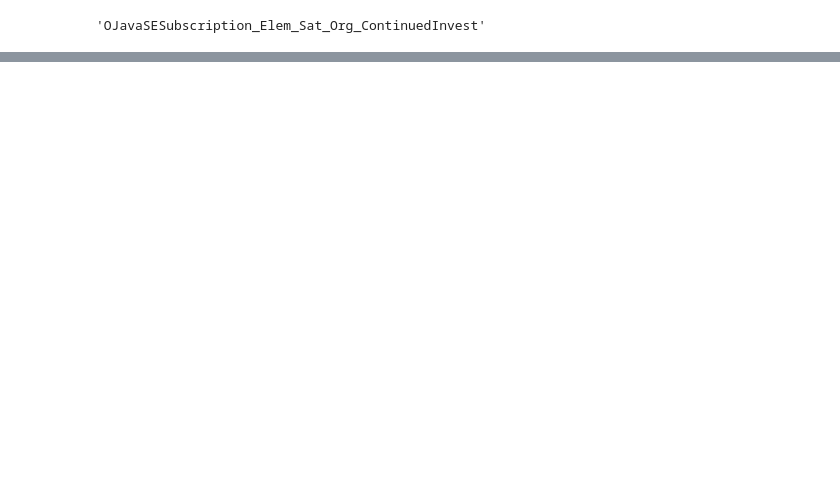
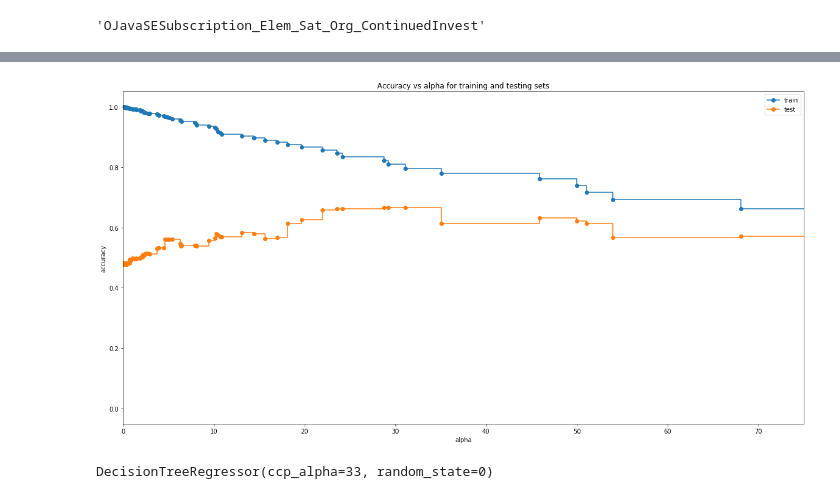
Before and after one commit to liouviaglou/JavaSE_202007, a Jupyter notebook: scripts/decision_trees.ipynb, the cells around one changed output, grey strips where cells are left out. Cells and saved outputs as stored; diff of their text form; code cells hidden in the pictures; blank space fills up the shorter version.

```diff
--- a/scripts/decision_trees.ipynb
+++ b/scripts/decision_trees.ipynb
@@ -195,0 +188,8 @@ X.columns[124]
+# %%
+y1_var = mod_df[y1_list].sum(axis=1,skipna=True)
+y2_var = mod_df[y2_list].sum(axis=1,skipna=True)
+y3_var = mod_df[y3_list].sum(axis=1,skipna=True)
+
+y23_var = mod_df[y2_list+y3_list].sum(axis=1,skipna=True)
+y123_var = mod_df[y1_list + y2_list+y3_list].sum(axis=1,skipna=True)
+# y23_var = mod_df[y2_list+y3_list].mean(axis=1,skipna=True)
@@ -195,0 +233,53 @@ X.columns[124]
+# %%
+# determine optimal ccp_alpha
+predictors = catg_dummy_list + cont_dummy_list + dummy0_dummy_list
+response = y123_var
+
+X = mod_df[predictors].drop(y1_list, axis=1).drop(y2_list, axis=1).drop(y3_list, axis=1)#.drop(x3_list, axis=1)
+# X['OJavaSESubscription_Attr_*'] = pd.Series(x3_var, index=X.index)
+y = response #mod_df[response]
+
+X = X.fillna(X.mean())
+y = y.fillna(y.mean())
+X_train, X_test, y_train, y_test = train_test_split(X, y, random_state=0)
+# %%
+clf = DecisionTreeRegressor(random_state=0)
+path = clf.cost_complexity_pruning_path(X_train, y_train)
+ccp_alphas, impurities = path.ccp_alphas, path.impurities
+
+clfs = []
+for ccp_alpha in ccp_alphas:
+    clf = DecisionTreeRegressor(random_state=0, ccp_alpha=ccp_alpha)
+    clf.fit(X_train, y_train)
+    clfs.append(clf)
+
+node_counts = [clf.tree_.node_count for clf in clfs]
+depth = [clf.tree_.max_depth for clf in clfs]
+
+path = clf.cost_complexity_pruning_path(X_train, y_train)
+ccp_alphas, impurities = path.ccp_alphas, path.impurities
+
+train_scores = [clf.score(X_train, y_train) for clf in clfs]
+test_scores = [clf.score(X_test, y_test) for clf in clfs]
+
+fig, ax = plt.subplots()
+
+ax.set_xlim([0,75])
+
+ax.set_xlabel("alpha")
+ax.set_ylabel("accuracy")
+ax.set_title("Accuracy vs alpha for training and testing sets")
+ax.plot(ccp_alphas, train_scores, marker='o', label="train",
+        drawstyle="steps-post")
+ax.plot(ccp_alphas, test_scores, marker='o', label="test",
+        drawstyle="steps-post")
+ax.legend()
+plt.show()
+# %% [output]
+[figure, added]
+# %%
+clf = DecisionTreeRegressor(random_state=0,ccp_alpha=33)
+
+clf.fit(X_train,y_train)
+# %% [output]
+DecisionTreeRegressor(ccp_alpha=33, random_state=0)
```
Also changed, not shown: parts of 37 cells of this notebook, 3 other files.
